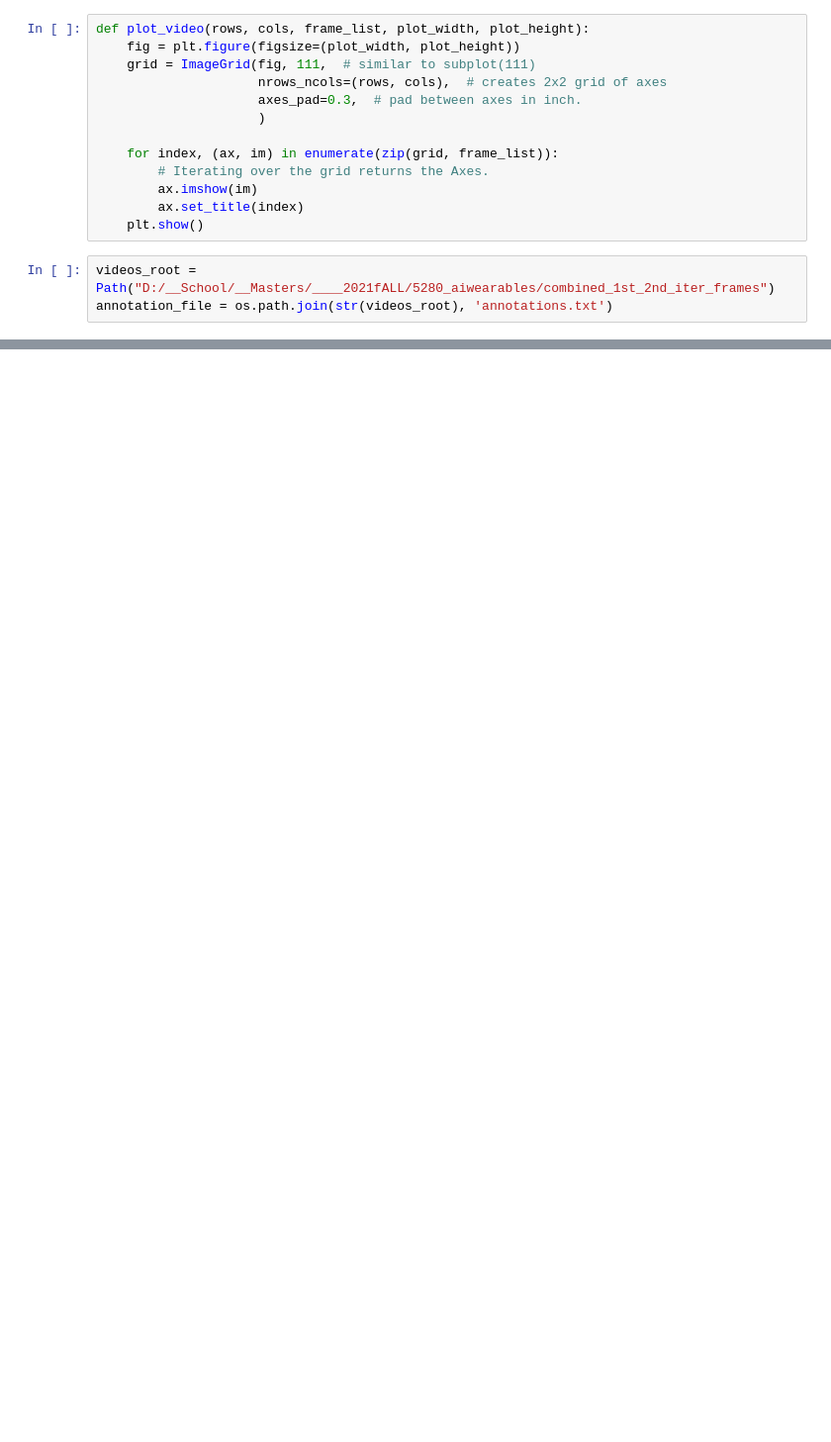
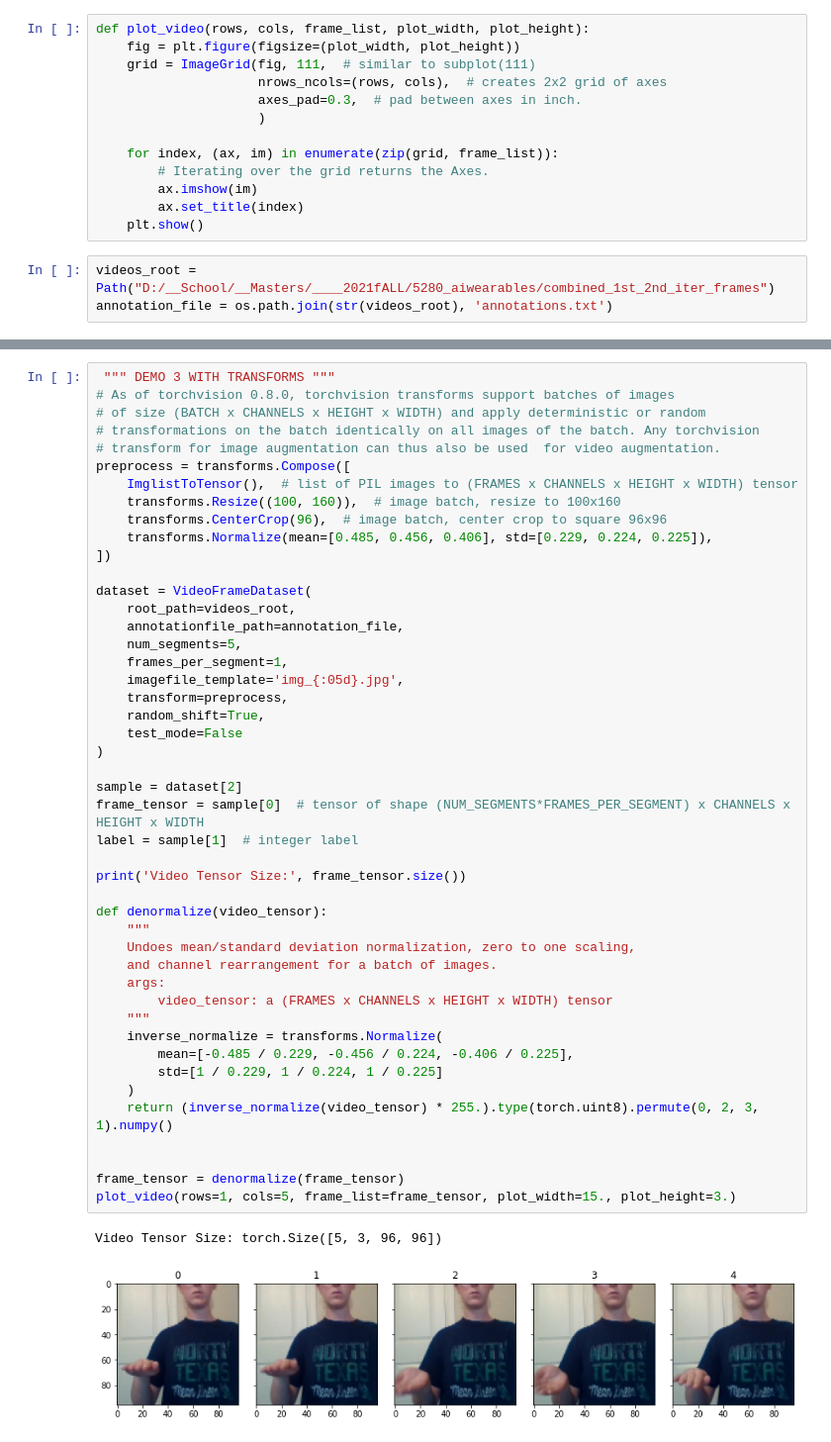
Before and after one commit to RCSnyder/video-classification, a Jupyter notebook: test_data_loading.ipynb, the cells around one changed output, grey strips where cells are left out. Shown: that part at 99% size. Saved outputs shown, nothing was run; the diff lists cells and outputs as text; blank space fills up the shorter version.

```diff
--- a/test_data_loading.ipynb
+++ b/test_data_loading.ipynb
@@ -43,0 +78,49 @@ plot_video(rows=1, cols=5, frame_list=frames, plot_width=15., plot_height=3.)
+# %%
+ """ DEMO 3 WITH TRANSFORMS """
+# As of torchvision 0.8.0, torchvision transforms support batches of images
+# of size (BATCH x CHANNELS x HEIGHT x WIDTH) and apply deterministic or random
+# transformations on the batch identically on all images of the batch. Any torchvision
+# transform for image augmentation can thus also be used  for video augmentation.
+preprocess = transforms.Compose([
+    ImglistToTensor(),  # list of PIL images to (FRAMES x CHANNELS x HEIGHT x WIDTH) tensor
+    transforms.Resize((100, 160)),  # image batch, resize to 100x160
+    transforms.CenterCrop(96),  # image batch, center crop to square 96x96
+    transforms.Normalize(mean=[0.485, 0.456, 0.406], std=[0.229, 0.224, 0.225]),
+])
+
+dataset = VideoFrameDataset(
+    root_path=videos_root,
+    annotationfile_path=annotation_file,
+    num_segments=5,
+    frames_per_segment=1,
+    imagefile_template='img_{:05d}.jpg',
+    transform=preprocess,
+    random_shift=True,
+    test_mode=False
+)
+
+sample = dataset[2]
+frame_tensor = sample[0]  # tensor of shape (NUM_SEGMENTS*FRAMES_PER_SEGMENT) x CHANNELS x HEIGHT x WIDTH
+label = sample[1]  # integer label
+
+print('Video Tensor Size:', frame_tensor.size())
+
+def denormalize(video_tensor):
+    """
+    Undoes mean/standard deviation normalization, zero to one scaling,
+    and channel rearrangement for a batch of images.
+    args:
+        video_tensor: a (FRAMES x CHANNELS x HEIGHT x WIDTH) tensor
+    """
+    inverse_normalize = transforms.Normalize(
+        mean=[-0.485 / 0.229, -0.456 / 0.224, -0.406 / 0.225],
+        std=[1 / 0.229, 1 / 0.224, 1 / 0.225]
+    )
+    return (inverse_normalize(video_tensor) * 255.).type(torch.uint8).permute(0, 2, 3, 1).numpy()
+
+
+frame_tensor = denormalize(frame_tensor)
+plot_video(rows=1, cols=5, frame_list=frame_tensor, plot_width=15., plot_height=3.)
+# %% [output]
+Video Tensor Size: torch.Size([5, 3, 96, 96])
+[figure, added]
```
Also changed, not shown: parts of 14 cells of this notebook.
